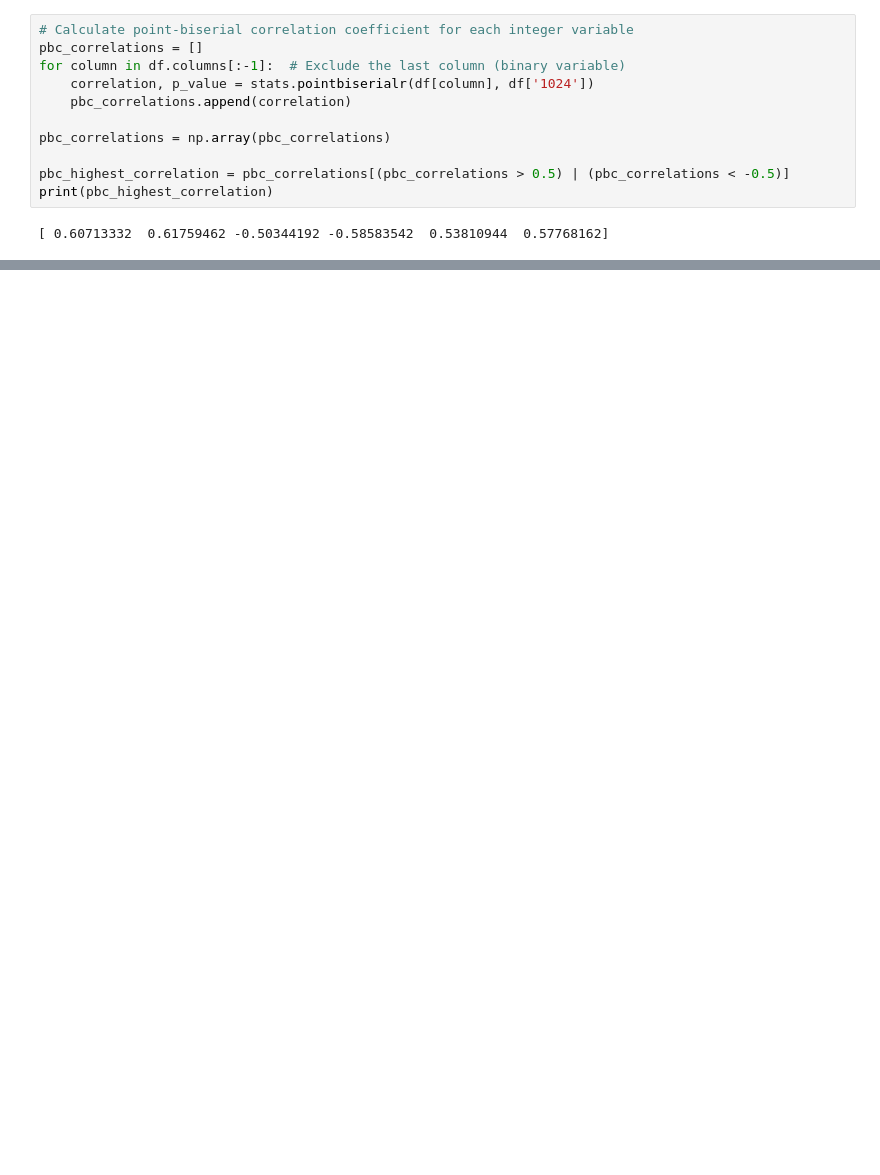
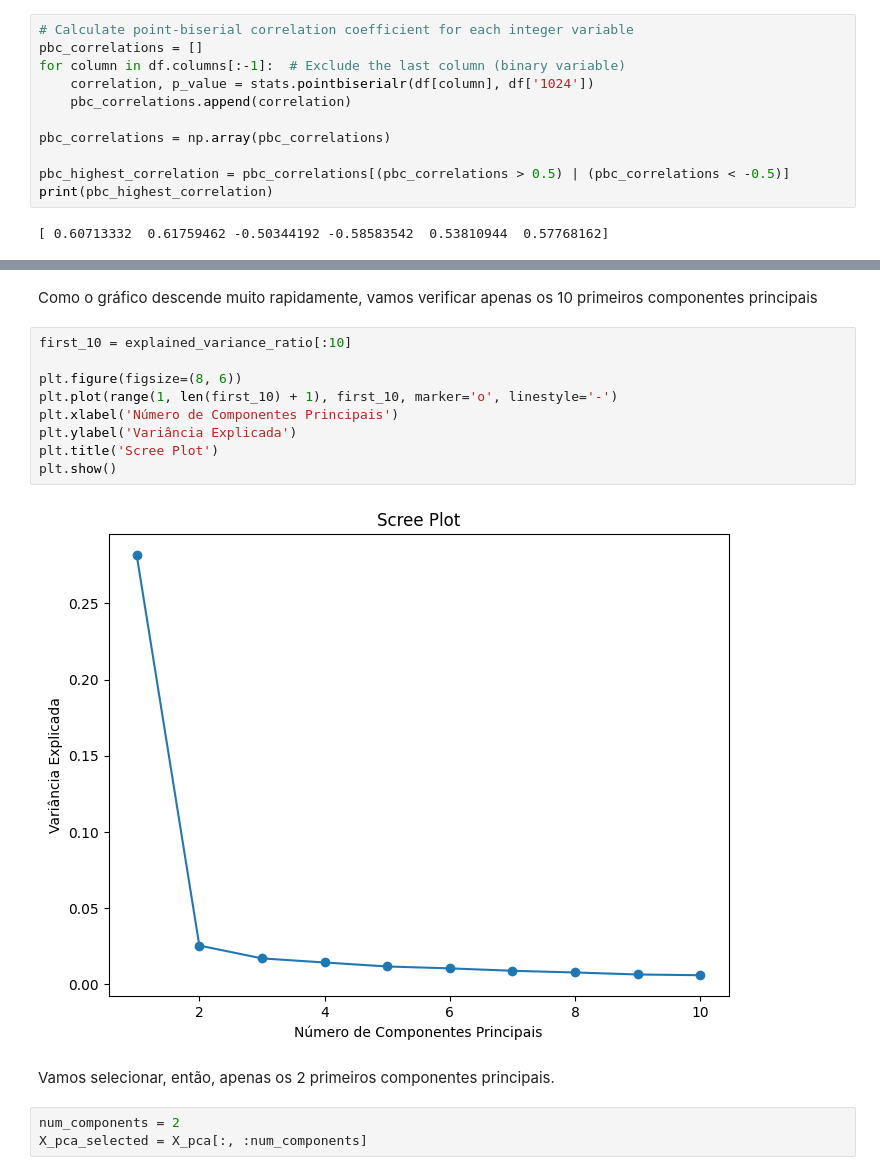
Before and after one commit to cesarpmorais/5G-Data-Training, a Jupyter notebook: data_discovery.ipynb, the cells around one changed output, grey strips where cells are left out. Saved outputs shown, nothing was run; the diff lists cells and outputs as text; blank space fills up the shorter version.

```diff
--- a/data_discovery.ipynb
+++ b/data_discovery.ipynb
@@ -99,0 +142,18 @@ Aux.plot_histogram(pbc_correlations, pbc_color_scheme)
+# %% [markdown]
+Como o gráfico descende muito rapidamente, vamos verificar apenas os 10 primeiros componentes principais
+# %%
+first_10 = explained_variance_ratio[:10]
+
+plt.figure(figsize=(8, 6))
+plt.plot(range(1, len(first_10) + 1), first_10, marker='o', linestyle='-')
+plt.xlabel('Número de Componentes Principais')
+plt.ylabel('Variância Explicada')
+plt.title('Scree Plot')
+plt.show()
+# %% [output]
+[figure, added]
+# %% [markdown]
+Vamos selecionar, então, apenas os 2 primeiros componentes principais.
+# %%
+num_components = 2
+X_pca_selected = X_pca[:, :num_components]
```
Also changed, not shown: parts of 11 cells of this notebook.
